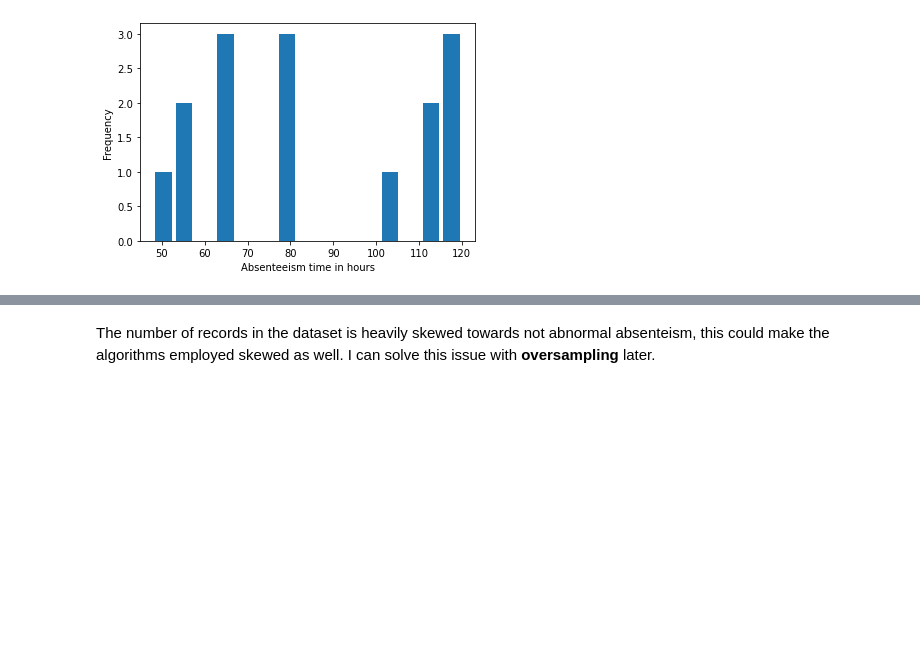
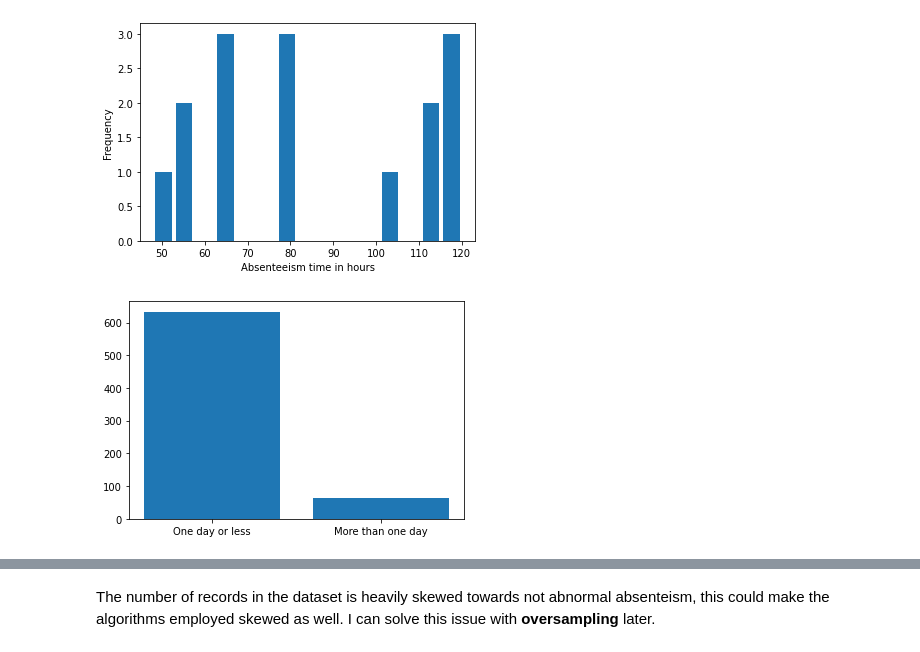
Before and after one commit to gianluigilopardo/Absenteeism_prediction, a Jupyter notebook: Tesina_DS.ipynb, the cells around one changed output, grey strips where cells are left out. Cells and saved outputs as stored; diff of their text form; code cells hidden in the pictures; blank space fills up the shorter version.

```diff
--- a/Tesina_DS.ipynb
+++ b/Tesina_DS.ipynb
@@ -398,6 +470,16 @@ ax.set_ylabel('Frequency')
 # %% [output]
 Text(0, 0.5, 'Frequency')
 [figure]
+# %%
+#Plotting passing student
+day_more = pd.value_counts(ds['abs_hours'].values > 8, sort = False)[1]
+day_less = N - day_more
+x = np.array(['One day or less', 'More than one day'])
+y = np.array([day_less, day_more])
+plt.bar(x, y)
+plt.show()
+# %% [output]
+[figure, added]
 # %%
 # Plot of Absenteeism time in hours with Reason for absence.
 # To verify the outliers in each reason codes.
```
Also changed, not shown: parts of 79 cells of this notebook.
